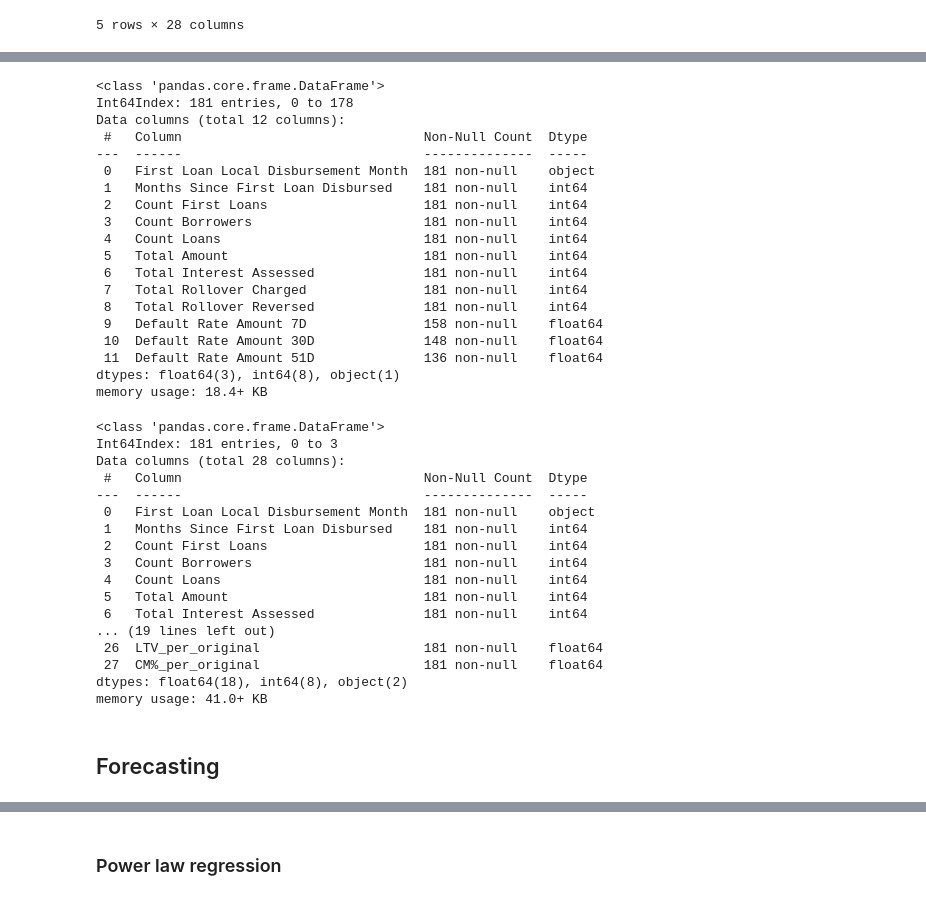
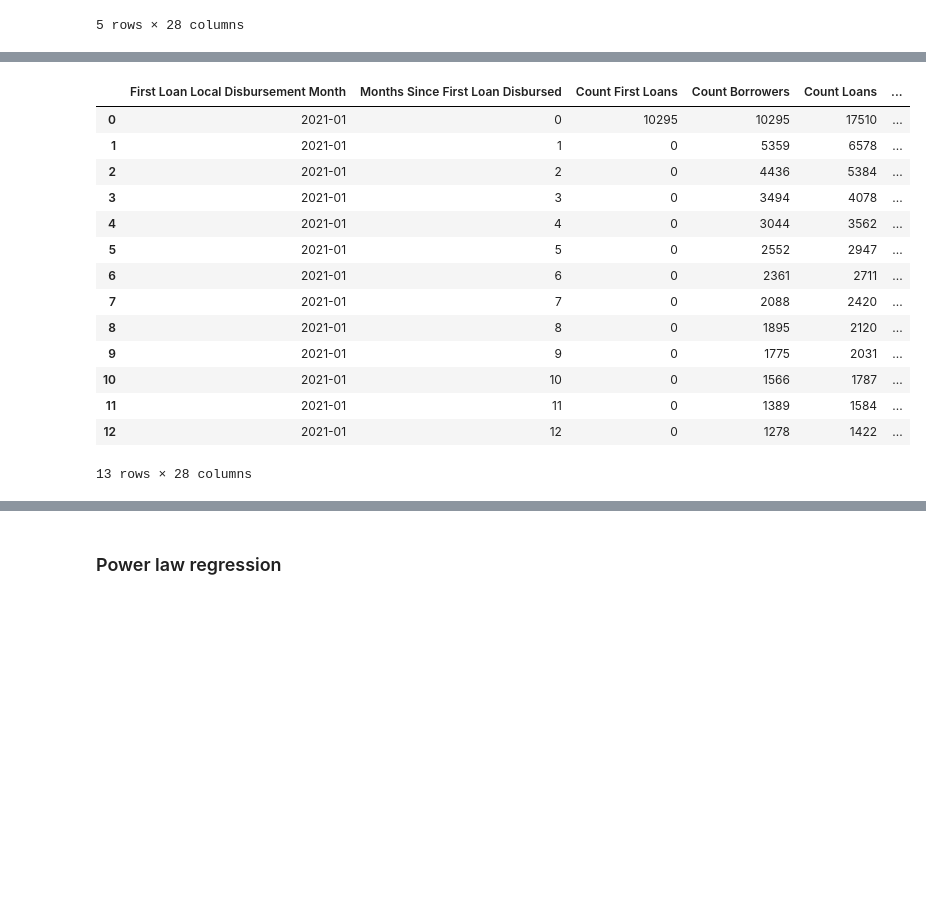
Before and after one commit to kliao-tala/pyltv, a Jupyter notebook: pLTV EA.ipynb, the cells around one changed output, grey strips where cells are left out. Drawn from its saved outputs; the diff is of its cells as text; code cells hidden in the pictures; blank space fills up the shorter version.

```diff
--- a/pLTV EA.ipynb
+++ b/pLTV EA.ipynb
@@ -123,6 +126,7 @@ class Model:
             return default_rate.fillna(derived_51dpd)
 
         elif period==365:
+            # get actual data if it exists
             default_rate = np.nan*cohort_data['Default Rate Amount 51D']
 
             recovery_rate_365 = float(inputs[inputs.market=='ke']['recovery_51_'])
@@ -171,7 +175,7 @@ class Model:
 
         # for each cohort
         for cohort in self.data.loc[:,'First Loan Local Disbursement Month'].unique():
-            cohort_data = self.data[self.data['First Loan Local Disbursement Month']==cohort].iloc[:,:]
+            cohort_data = self.data[self.data['First Loan Local Disbursement Month']==cohort].iloc[:-2,:]
 
             # data functions
             cohort_data['borrower_retention'] = self.borrower_retention(cohort_data)
@@ -287,49 +284,23 @@ m.data[m.data.cohort=='2021-01'].iloc[:,:]
+# %%
+m.data[m.data.cohort=='2021-01']
+# %% [output]
+|  | First Loan Local Disbursement Month | Months Since First Loan Disbursed | Count First Loans | Count Borrowers | Count Loans | ... |
+| 0 | 2021-01 | 0 | 10295 | 10295 | 17510 | ... |
+| 1 | 2021-01 | 1 | 0 | 5359 | 6578 | ... |
+| 2 | 2021-01 | 2 | 0 | 4436 | 5384 | ... |
+| 3 | 2021-01 | 3 | 0 | 3494 | 4078 | ... |
+| 4 | 2021-01 | 4 | 0 | 3044 | 3562 | ... |
+| 5 | 2021-01 | 5 | 0 | 2552 | 2947 | ... |
+| 6 | 2021-01 | 6 | 0 | 2361 | 2711 | ... |
+| 7 | 2021-01 | 7 | 0 | 2088 | 2420 | ... |
+| 8 | 2021-01 | 8 | 0 | 1895 | 2120 | ... |
+| 9 | 2021-01 | 9 | 0 | 1775 | 2031 | ... |
+| 10 | 2021-01 | 10 | 0 | 1566 | 1787 | ... |
+| 11 | 2021-01 | 11 | 0 | 1389 | 1584 | ... |
+| 12 | 2021-01 | 12 | 0 | 1278 | 1422 | ... |
+13 rows × 28 columns
 # %%
 # visualize cohorts for a given feature
 m.plot_cohorts('borrower_retention')
 # %% [output]
 [interactive output not drawn]
-# %%
-data.info()
-# %% [output]
-<class 'pandas.core.frame.DataFrame'>
-Int64Index: 181 entries, 0 to 178
-Data columns (total 12 columns):
- #   Column                               Non-Null Count  Dtype
----  ------                               --------------  -----
- 0   First Loan Local Disbursement Month  181 non-null    object
- 1   Months Since First Loan Disbursed    181 non-null    int64
- 2   Count First Loans                    181 non-null    int64
- 3   Count Borrowers                      181 non-null    int64
- 4   Count Loans                          181 non-null    int64
- 5   Total Amount                         181 non-null    int64
- 6   Total Interest Assessed              181 non-null    int64
- 7   Total Rollover Charged               181 non-null    int64
- 8   Total Rollover Reversed              181 non-null    int64
- 9   Default Rate Amount 7D               158 non-null    float64
- 10  Default Rate Amount 30D              148 non-null    float64
- 11  Default Rate Amount 51D              136 non-null    float64
-dtypes: float64(3), int64(8), object(1)
-memory usage: 18.4+ KB
-# %%
-m.data.info()
-# %% [output]
-<class 'pandas.core.frame.DataFrame'>
-Int64Index: 181 entries, 0 to 3
-Data columns (total 28 columns):
- #   Column                               Non-Null Count  Dtype
----  ------                               --------------  -----
- 0   First Loan Local Disbursement Month  181 non-null    object
- 1   Months Since First Loan Disbursed    181 non-null    int64
- 2   Count First Loans                    181 non-null    int64
- 3   Count Borrowers                      181 non-null    int64
- 4   Count Loans                          181 non-null    int64
- 5   Total Amount                         181 non-null    int64
- 6   Total Interest Assessed              181 non-null    int64
-... (19 lines left out)
- 26  LTV_per_original                     181 non-null    float64
- 27  CM%_per_original                     181 non-null    float64
-dtypes: float64(18), int64(8), object(2)
-memory usage: 41.0+ KB
-# %% [markdown]
-## Forecasting
```
Also changed, not shown: parts of 32 cells of this notebook, 1 other file.
